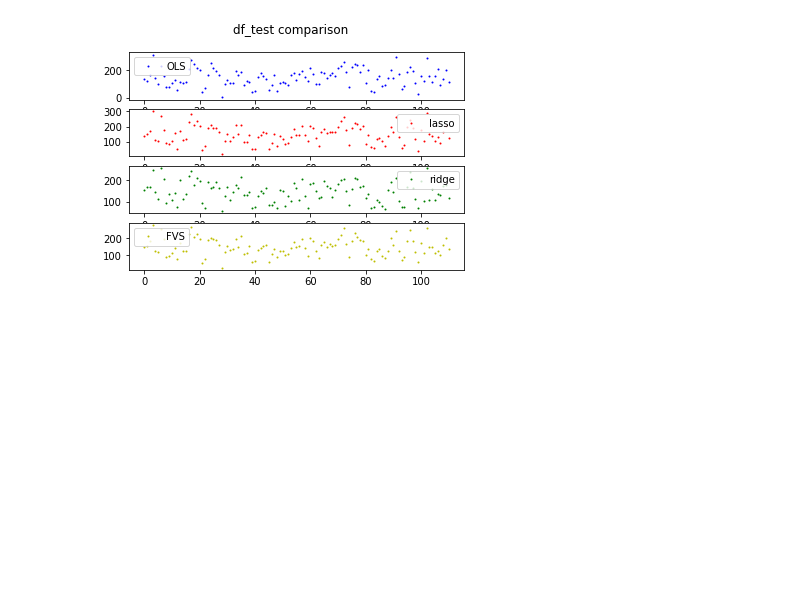
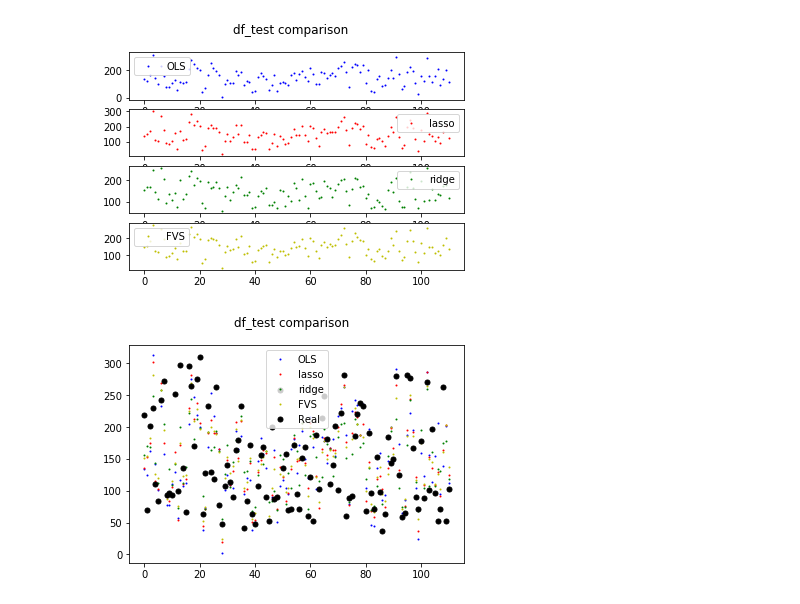
Before and after one commit to Antoninnnn/LinearModel, a Jupyter notebook: sd-tsia204_lab2_yang_yining.ipynb, the cells around one changed output. Cells and saved outputs as stored; diff of their text form; code cells hidden in the pictures; blank space fills up the shorter version.

```diff
--- a/sd-tsia204_lab2_yang_yining.ipynb
+++ b/sd-tsia204_lab2_yang_yining.ipynb
@@ -751,3 +753,24 @@ plt.legend()
 plt.show()
 # %% [output]
 [figure]
+# %%
+plt.suptitle('df_test comparison')
+
+plt.plot(df_test.iloc[:,0], 'o', markersize = 1,color = 'b',label = 'OLS')
+plt.legend()
+
+plt.plot(df_test.iloc[:,1], 'o', markersize = 1,color = 'r',label = 'lasso')
+plt.legend()
+
+plt.plot(df_test.iloc[:,2], 'o', markersize = 1,color = 'g',label = 'ridge')
+plt.legend()
+
+plt.plot(df_test.iloc[:,3], 'o', markersize = 1,color = 'y',label = 'FVS')
+plt.legend()
+
+plt.plot([i for i in range(len(Y_test))],Y_test, 'o', markersize = 5,color = 'k',label = 'Real')
+plt.legend()
+
+plt.show()
+# %% [output]
+[figure, added]
```
Also changed, not shown: parts of 6 cells of this notebook.
